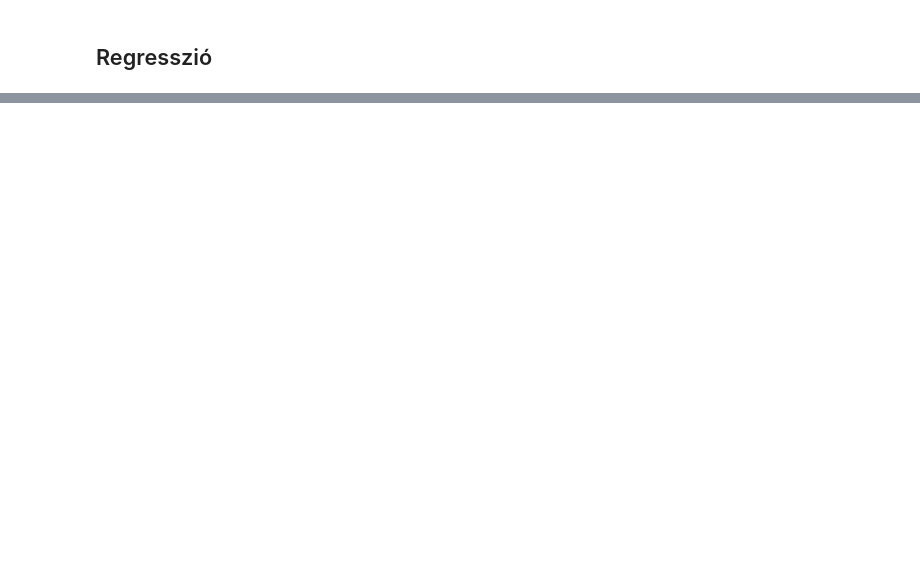
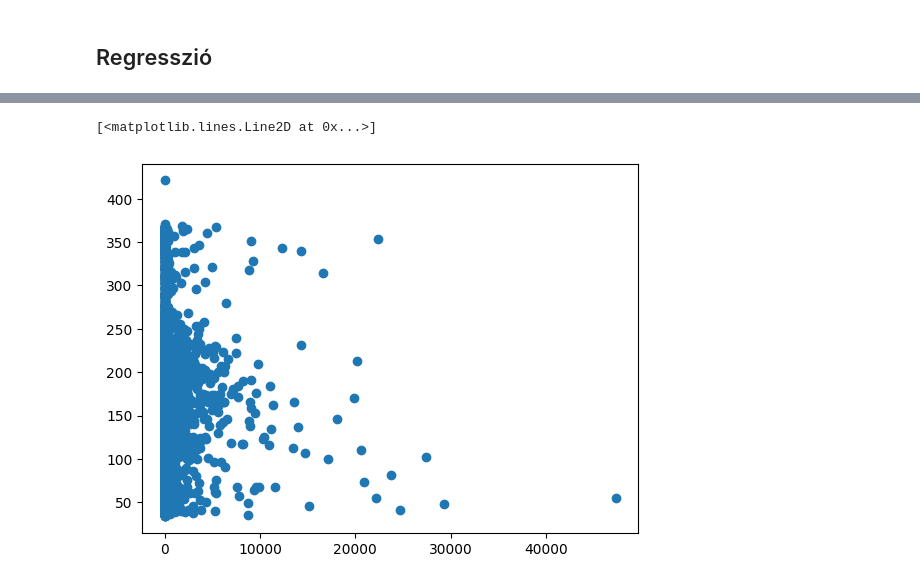
Before and after one commit to szendiagoston/TabNet, a Jupyter notebook: TabNet.ipynb, the cells around one changed output, grey strips where cells are left out. Saved outputs shown, nothing was run; the diff lists cells and outputs as text; code cells hidden in the pictures; blank space fills up the shorter version.

```diff
--- a/TabNet.ipynb
+++ b/TabNet.ipynb
@@ -1187,0 +1280,2 @@ Early stopping occurred at epoch 62 with best_epoch = 12 and best_valid_mse = 11
+# %%
+y_valid_pred = clf.predict(X_valid)
@@ -1187,0 +1286,5 @@ Early stopping occurred at epoch 62 with best_epoch = 12 and best_valid_mse = 11
+# %%
+plt.plot(y_valid, y_valid_pred, "o")
+# %% [output]
+[<matplotlib.lines.Line2D at 0x...>]
+[figure, added]
```
Also changed, not shown: parts of 20 cells of this notebook.
